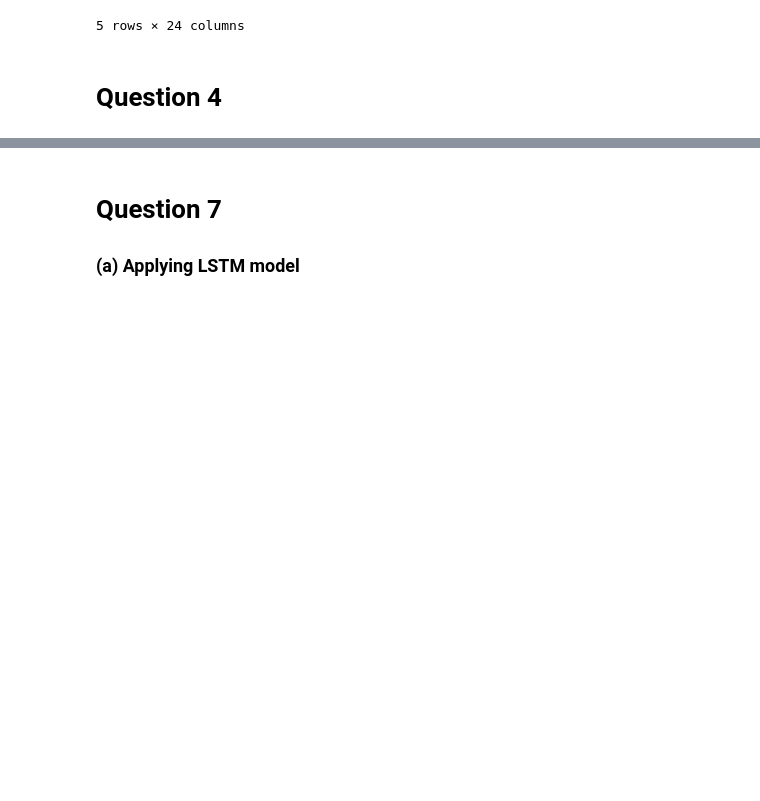
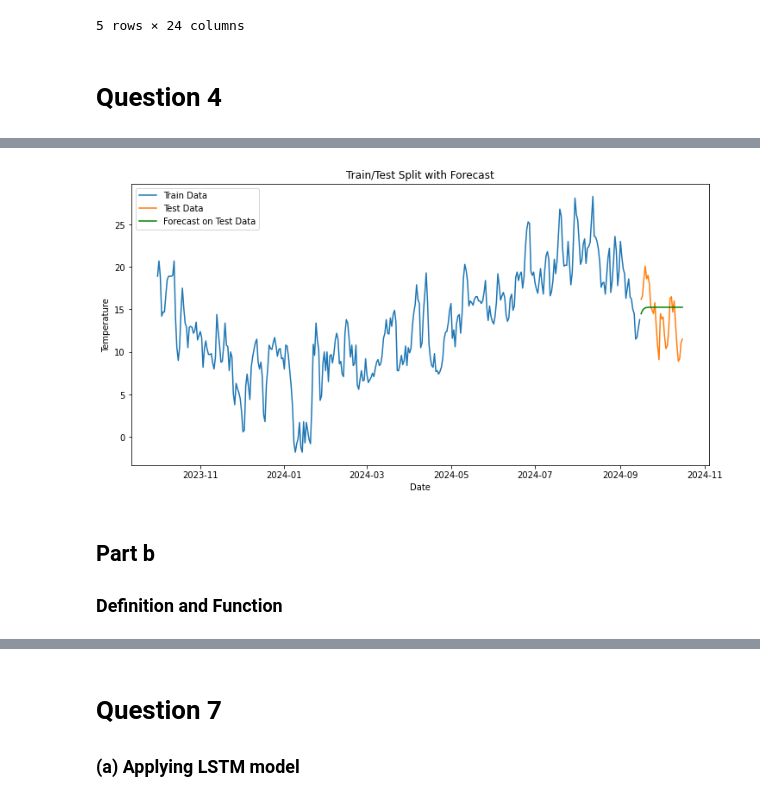
Before and after one commit to longle0702/lstm-predict-paris-temp, a Jupyter notebook: time_series_group_4_torch.ipynb, the cells around one changed output, grey strips where cells are left out. Cells and saved outputs as stored; diff of their text form; code cells hidden in the pictures; blank space fills up the shorter version.

```diff
--- a/time_series_group_4_torch.ipynb
+++ b/time_series_group_4_torch.ipynb
@@ -107,0 +303,27 @@ X_test shape: (31, 23), y_test shape: (31,)
+# %%
+# Using base arima
+from statsmodels.tsa.arima.model import ARIMA
+import itertools
+
+p = d = q = range(0,3)
+order = list(itertools.product(p, [1], q))
+
+results = pd.DataFrame(columns=['p', 'd', 'q', 'AIC', 'BIC', 'Loglik', 'RMSE'])
+for param in order:
+    try:
+        model = ARIMA(train, order=param)
+        result = model.fit()
+        forecast = result.forecast(steps=len(test))
+        aic = result.aic
+        bic = result.bic
+        loglik = result.llf
+        rmse = root_mean_squared_error(test, forecast)
+        mape = mean_absolute_percentage_error(test, forecast)
+        r2 = r2_score(test, forecast)
+        results = pd.concat([results, pd.DataFrame({'p': [param[0]], 'd': [param[1]], 'q': [param[2]], 'AIC': [aic], 'BIC': [bic], 'Loglik': [loglik], 'RMSE': [rmse], 'MAPE': [mape], 'R2': [r2]})], ignore_index=True)
+    except Exception as e:
+        print(f"Error with parameters {param}: {e}")
+
+best_model = results.loc[results['AIC'].idxmin()]
+print("Best ARIMA parameters found:")
+print(best_model)
@@ -107,0 +342,16 @@ X_test shape: (31, 23), y_test shape: (31,)
+# %%
+# Plot the ARIMA forecast
+plt.figure(figsize=(12, 6))
+plt.plot(train, label='Train Data')
+plt.plot(test, label='Test Data')
+plt.plot(test.index, forecast, label='Forecast on Test Data', color='green')
+plt.xlabel('Date')
+plt.ylabel('Temperature')
+plt.title('Train/Test Split with Forecast')
+plt.legend()
+plt.show()
+# %% [output]
+[figure, added]
+# %% [markdown]
+## Part b
+### Definition and Function
```
Also changed, not shown: parts of 53 cells of this notebook, 7 other files.
